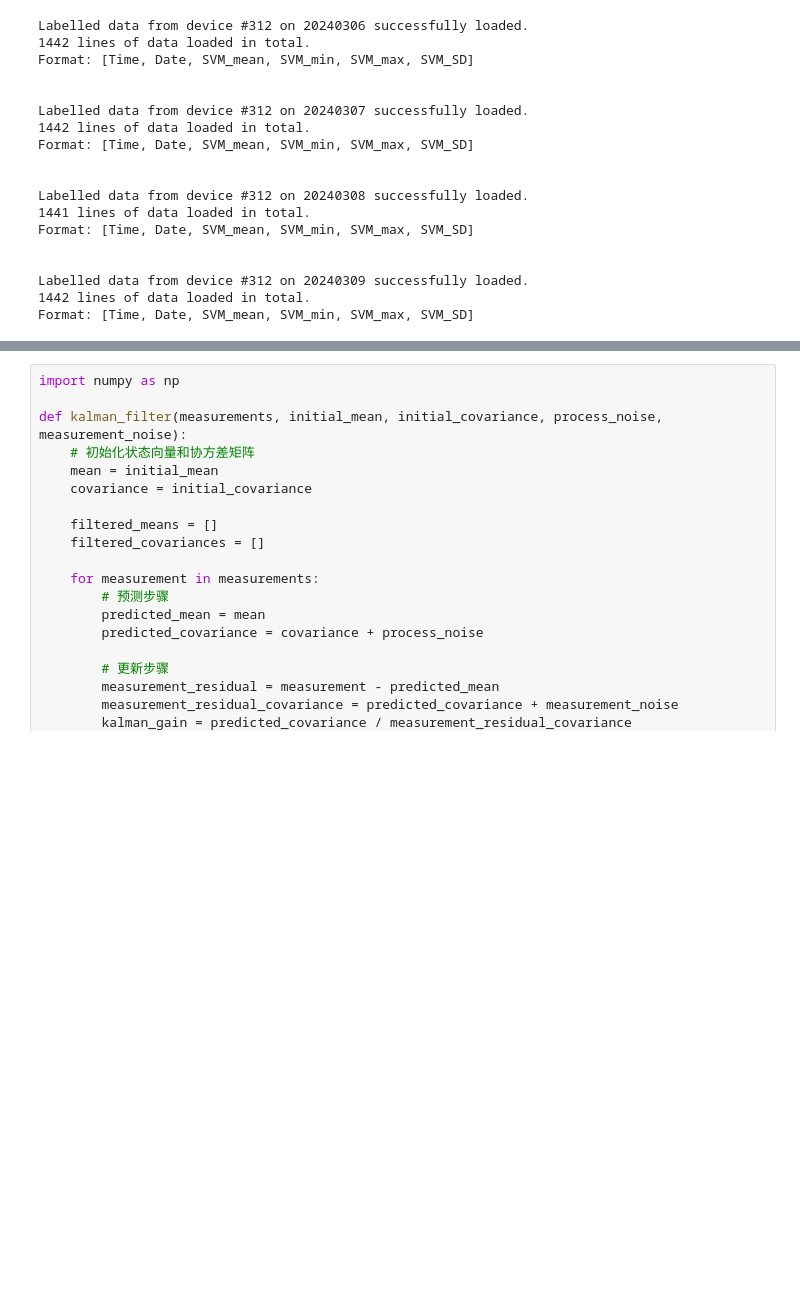
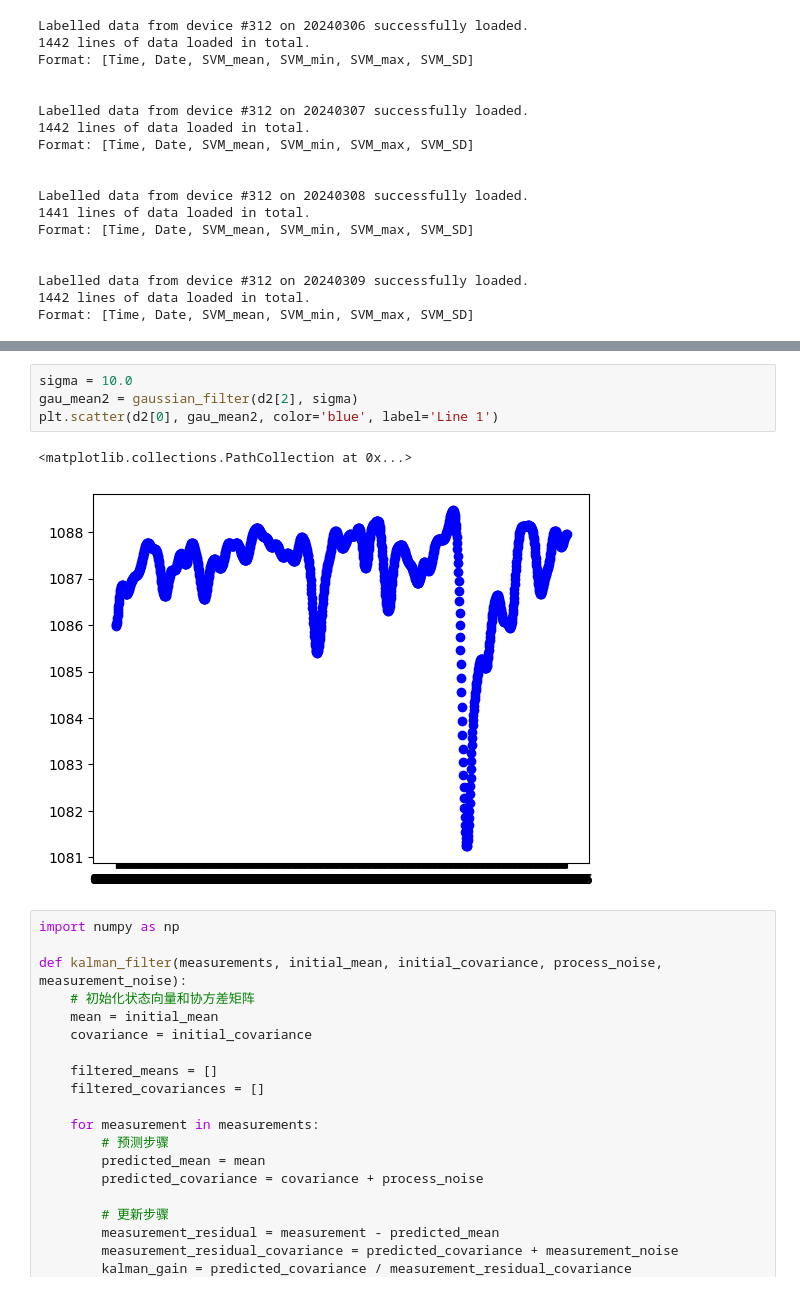
Before and after one commit to chron1kle/routes, a Jupyter notebook: visualization.ipynb, the cells around one changed output, grey strips where cells are left out. Saved outputs shown, nothing was run; the diff lists cells and outputs as text; blank space fills up the shorter version.

```diff
--- a/visualization.ipynb
+++ b/visualization.ipynb
@@ -239,3 +102,10 @@ plt.scatter(x, gau_mean, color='blue', label='Line 1')
+# %%
+sigma = 10.0
+gau_mean2 = gaussian_filter(d2[2], sigma)
+plt.scatter(d2[0], gau_mean2, color='blue', label='Line 1')
+# %% [output]
+<matplotlib.collections.PathCollection at 0x...>
+[figure, added]
 # %%
 import numpy as np
 
```
Also changed, not shown: parts of 14 cells of this notebook, 1 other file.
